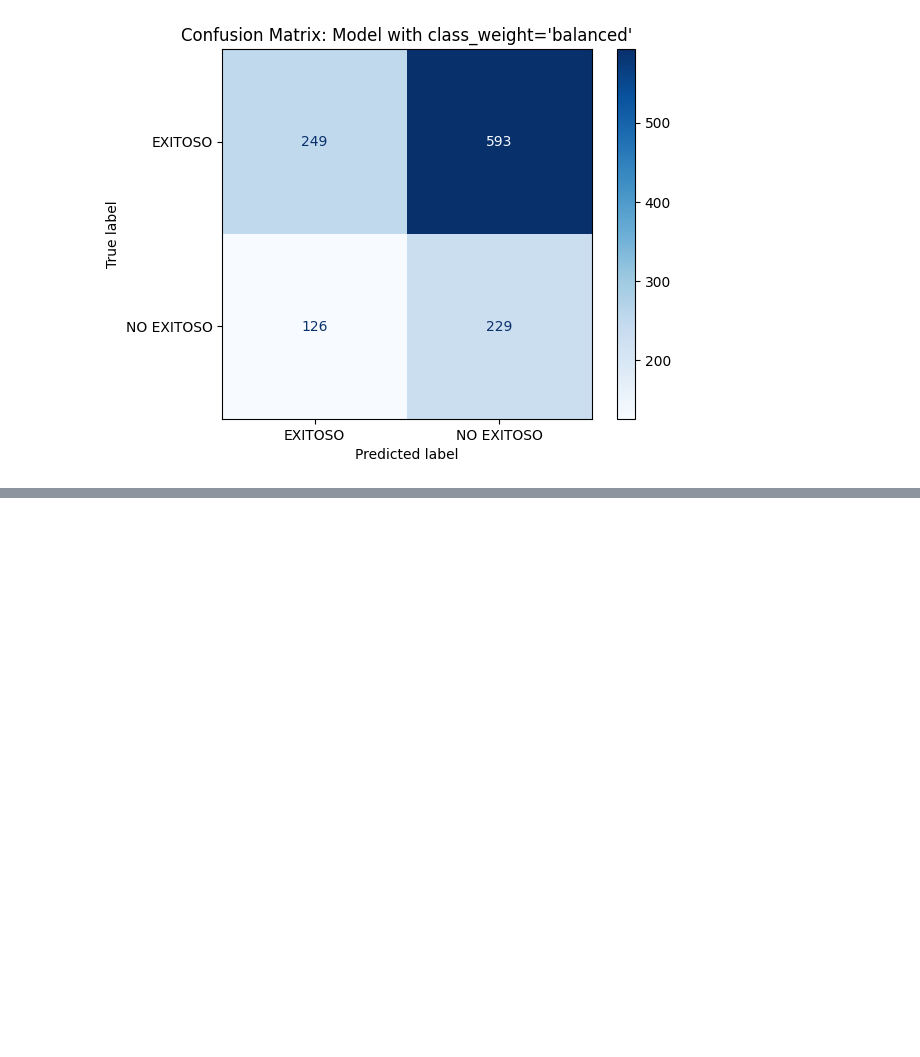
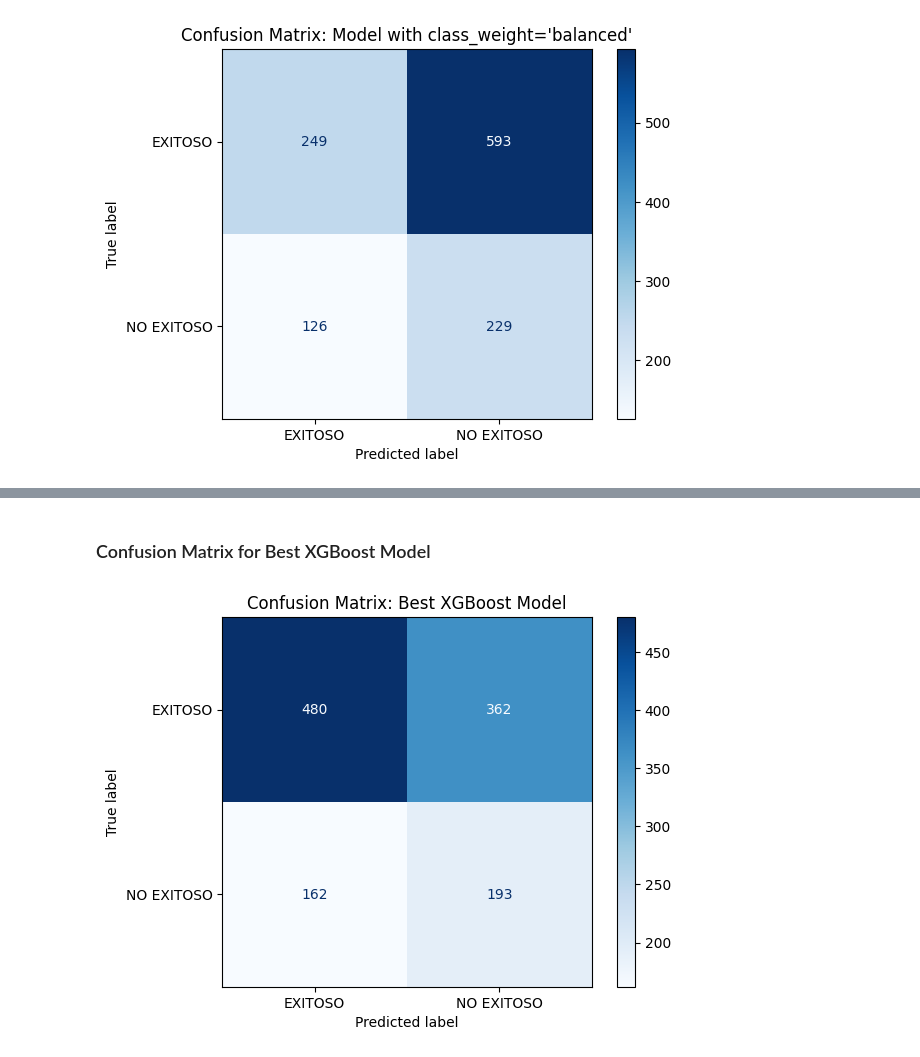
Before and after one commit to Andrea-125478/MCD, a Jupyter notebook: Artefacto.ipynb, the cells around one changed output, grey strips where cells are left out. Saved outputs shown, nothing was run; the diff lists cells and outputs as text; code cells hidden in the pictures; blank space fills up the shorter version.

```diff
--- a/Artefacto.ipynb
+++ b/Artefacto.ipynb
@@ -473,0 +672,10 @@ This exercise explicitly shows that even with `class_weight='balanced'`, the cla
+# %% [markdown]
+### Confusion Matrix for Best XGBoost Model
+# %%
+cm_xgb = confusion_matrix(y_test_encoded, y_pred_xgb)
+disp_xgb = ConfusionMatrixDisplay(confusion_matrix=cm_xgb, display_labels=['EXITOSO', 'NO EXITOSO'])
+disp_xgb.plot(cmap=plt.cm.Blues)
+plt.title('Confusion Matrix: Best XGBoost Model')
+plt.show()
+# %% [output]
+[figure, added]
```
Also changed, not shown: parts of 15 cells of this notebook.
